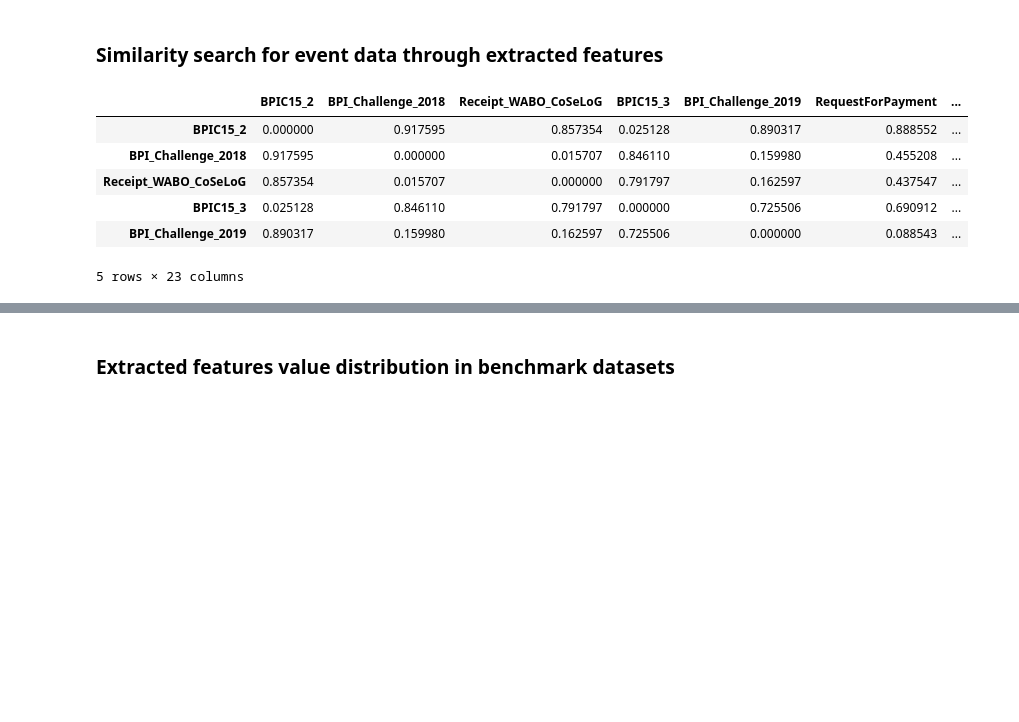
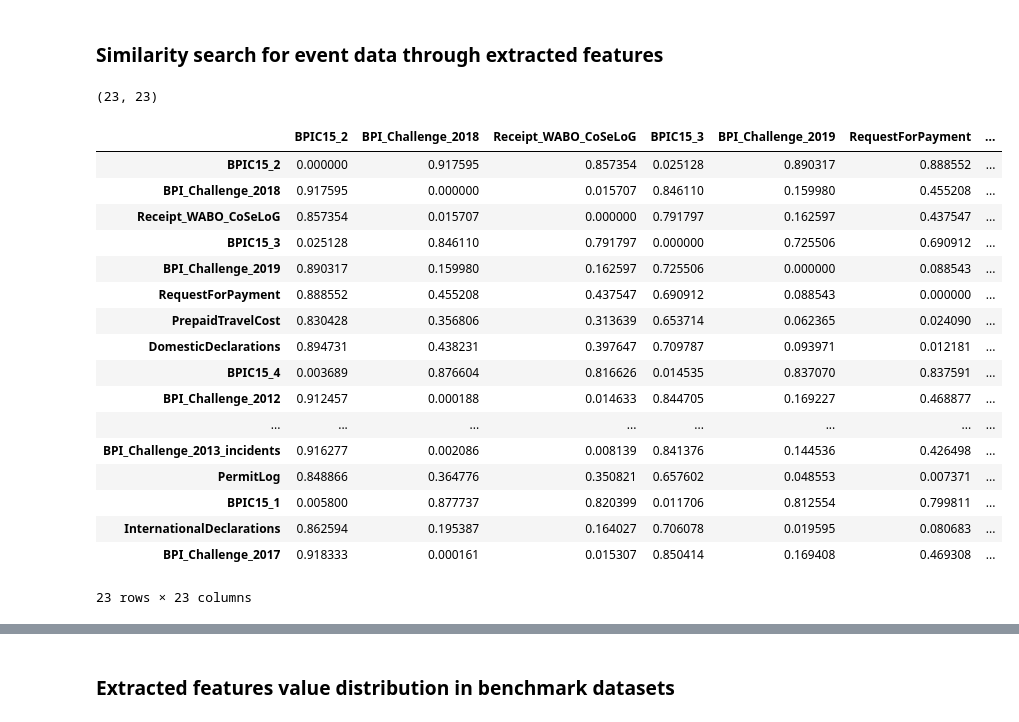
Before and after one commit to lmu-dbs/feeed, a Jupyter notebook: demo.ipynb, the cells around one changed output, grey strips where cells are left out. Cells and saved outputs as stored; diff of their text form; code cells hidden in the pictures; blank space fills up the shorter version.

```diff
--- a/demo.ipynb
+++ b/demo.ipynb
@@ -95,26 +135,39 @@ benchmark_features.head()
 # %%
 from sklearn.metrics.pairwise import pairwise_distances
 from sklearn.impute import SimpleImputer
 
 logs = benchmark_features['log']
 benchmark_features_num = benchmark_features.set_index('log')
 benchmark_features_num = benchmark_features_num.select_dtypes(exclude=['object'])
 
 imputer_mean = SimpleImputer(missing_values=np.nan, strategy='mean')
 imputed_features = imputer_mean.fit_transform(benchmark_features_num)
 
 features_similarity = pd.DataFrame(pairwise_distances(imputed_features, metric='cosine'), columns=logs, index= logs)
 features_similarity.index.name=None
 features_similarity.columns.name=None
-features_similarity.head()
+print(features_similarity.shape)
+features_similarity
 # %% [output]
+(23, 23)
 |  | BPIC15_2 | BPI_Challenge_2018 | Receipt_WABO_CoSeLoG | BPIC15_3 | BPI_Challenge_2019 | RequestForPayment | ... |
 | BPIC15_2 | 0.000000 | 0.917595 | 0.857354 | 0.025128 | 0.890317 | 0.888552 | ... |
 | BPI_Challenge_2018 | 0.917595 | 0.000000 | 0.015707 | 0.846110 | 0.159980 | 0.455208 | ... |
 | Receipt_WABO_CoSeLoG | 0.857354 | 0.015707 | 0.000000 | 0.791797 | 0.162597 | 0.437547 | ... |
 | BPIC15_3 | 0.025128 | 0.846110 | 0.791797 | 0.000000 | 0.725506 | 0.690912 | ... |
 | BPI_Challenge_2019 | 0.890317 | 0.159980 | 0.162597 | 0.725506 | 0.000000 | 0.088543 | ... |
+| RequestForPayment | 0.888552 | 0.455208 | 0.437547 | 0.690912 | 0.088543 | 0.000000 | ... |
+| PrepaidTravelCost | 0.830428 | 0.356806 | 0.313639 | 0.653714 | 0.062365 | 0.024090 | ... |
+| DomesticDeclarations | 0.894731 | 0.438231 | 0.397647 | 0.709787 | 0.093971 | 0.012181 | ... |
+| BPIC15_4 | 0.003689 | 0.876604 | 0.816626 | 0.014535 | 0.837070 | 0.837591 | ... |
+| BPI_Challenge_2012 | 0.912457 | 0.000188 | 0.014633 | 0.844705 | 0.169227 | 0.468877 | ... |
+| ... | ... | ... | ... | ... | ... | ... | ... |
+| BPI_Challenge_2013_incidents | 0.916277 | 0.002086 | 0.008139 | 0.841376 | 0.144536 | 0.426498 | ... |
+| PermitLog | 0.848866 | 0.364776 | 0.350821 | 0.657602 | 0.048553 | 0.007371 | ... |
+| BPIC15_1 | 0.005800 | 0.877737 | 0.820399 | 0.011706 | 0.812554 | 0.799811 | ... |
+| InternationalDeclarations | 0.862594 | 0.195387 | 0.164027 | 0.706078 | 0.019595 | 0.080683 | ... |
+| BPI_Challenge_2017 | 0.918333 | 0.000161 | 0.015307 | 0.850414 | 0.169408 | 0.469308 | ... |
-5 rows × 23 columns
+23 rows × 23 columns
 # %%
 links = features_similarity.stack().reset_index()
 #links.index(dmf['log'])
```
Also changed, not shown: parts of 13 cells of this notebook.
